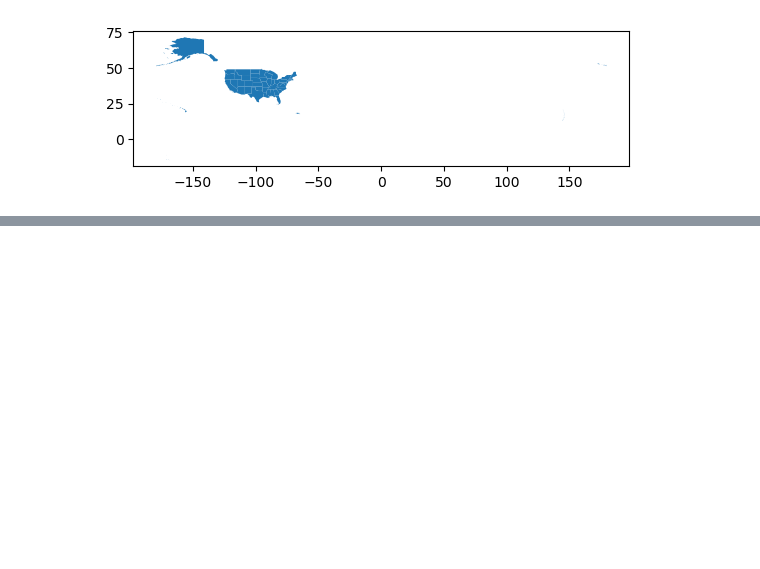
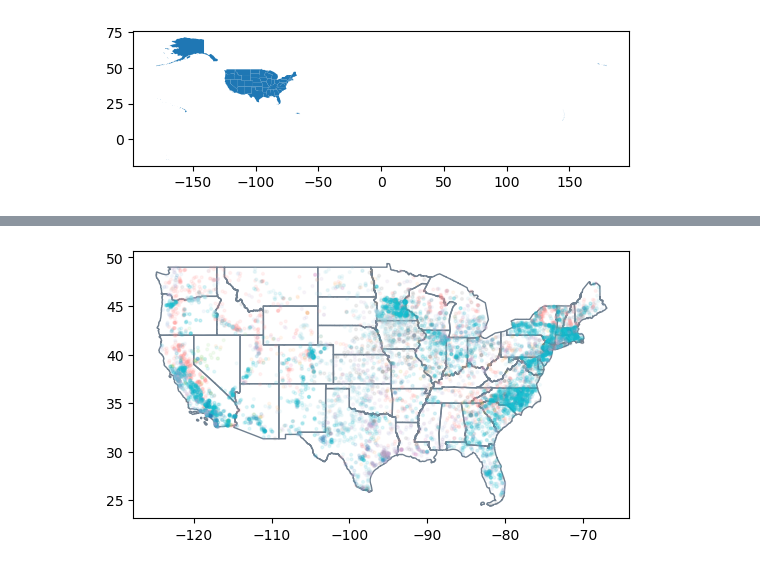
Before and after one commit to mariamkg00/eds-220-week-5, a Jupyter notebook: setting-crs-on-csv.ipynb, the cells around one changed output, grey strips where cells are left out. Drawn from its saved outputs; the diff is of its cells as text; code cells hidden in the pictures; blank space fills up the shorter version.

```diff
--- a/setting-crs-on-csv.ipynb
+++ b/setting-crs-on-csv.ipynb
@@ -165,0 +168,5 @@ states.plot()
+# %%
+states = states[(states.region !=9) & (~states.statefp.isin([2,15]))]
+#everything thing except states that have statefp 2 or 15
+# %%
+power_plants = power_plants[~power_plants.state.isin('Puerto Rico','Hawaii','Alaska')]
@@ -165,0 +175,3 @@ states.plot()
+# %%
+states = states[(states.region!=9) & (~states.statefp.isin([2,15]))]
+power_plants = power_plants[~power_plants.state.isin(['Puerto Rico','Hawaii','Alaska'])]
@@ -165,0 +191,14 @@ states.plot()
+# %%
+fig, ax = plt.subplots()
+
+states.plot(ax = ax,
+           color = 'none',
+           edgecolor = 'slategray')
+power_plants.plot(ax = ax,
+                 column = 'primsource',
+                 markersize = 4, #adjusts point size,
+                 cmap = 'tab20',
+                 alpha = 0.1)
+plt.show()
+# %% [output]
+[figure, added]
```
Also changed, not shown: parts of 4 cells of this notebook.
